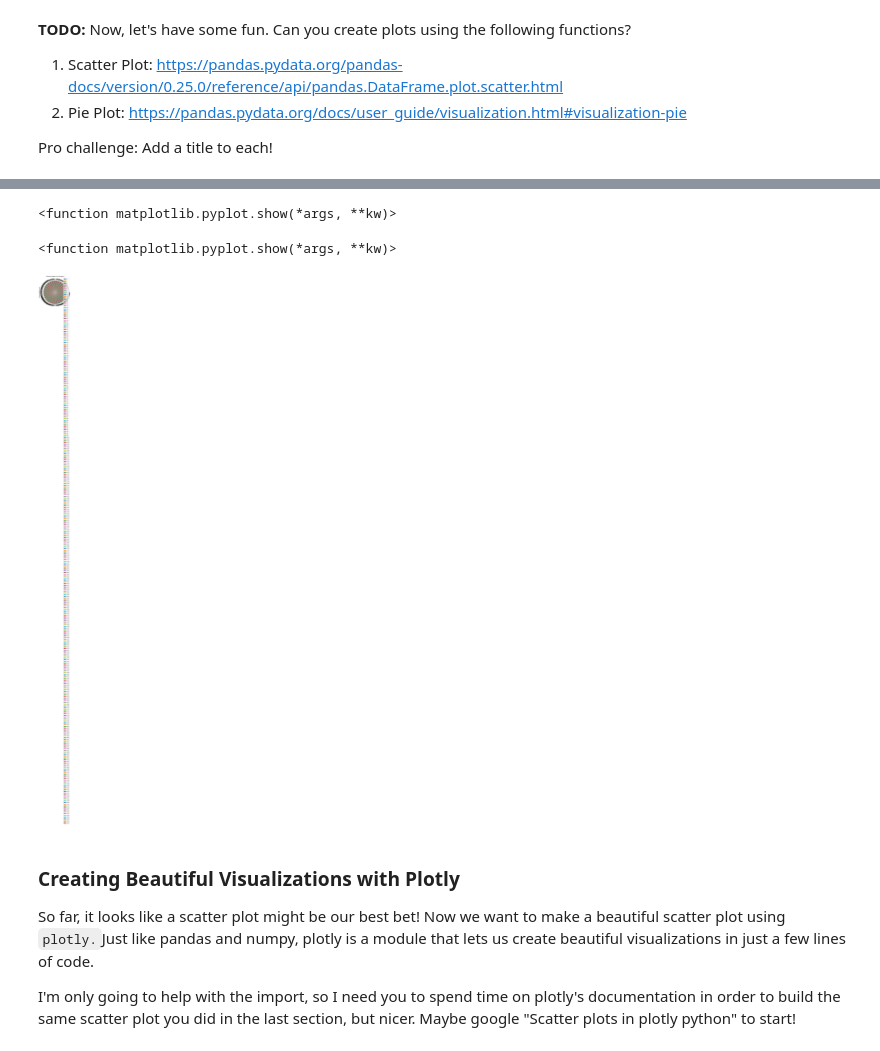
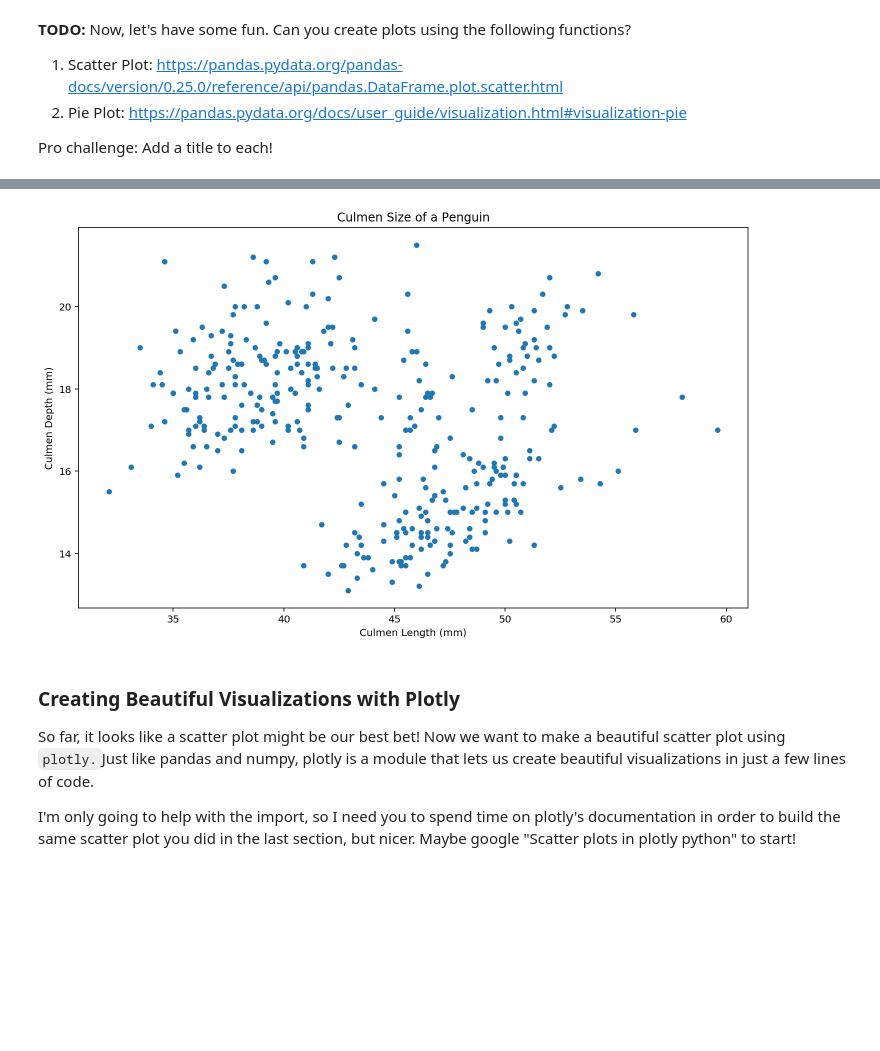
Before and after one commit to AnthonyCampbell208/SC22-BatchB-Frenzied-Physcists, a Jupyter notebook: Andrea/DS-Notebooks-Summer-2022/week1/EDA_mini_project.ipynb, the cells around one changed output, grey strips where cells are left out. Drawn from its saved outputs; the diff is of its cells as text; code cells hidden in the pictures; blank space fills up the shorter version.

```diff
--- a/Andrea/DS-Notebooks-Summer-2022/week1/EDA_mini_project.ipynb
+++ b/Andrea/DS-Notebooks-Summer-2022/week1/EDA_mini_project.ipynb
@@ -269,16 +276,10 @@ Pro challenge: Add a title to each!
 # %%
-penguins_dataframe.plot(kind="scatter", x="Culmen Depth (mm)", y="Culmen Length (mm)", title="Culmen Size of a Penguin")
-plt.show
+#Create a scatter plot here
+import matplotlib.pyplot as plt
+penguins_dataframe.plot(kind="scatter",x="Culmen Length (mm)", y="Culmen Depth (mm)", title="Culmen Size of a Penguin")
+plt.show()
 # %% [output]
-<function matplotlib.pyplot.show(*args, **kw)>
+[figure, added]
-# %%
-#Create a pie plot here - might look more like art than data science. Is a pie chart a good choice for the column?
-penguins_dataframe.plot(kind="pie", y="Culmen Depth (mm)", figsize=(5,5), title="Culmen Depth of a Penguin")
-plt.show
-#No
-# %% [output]
-<function matplotlib.pyplot.show(*args, **kw)>
-[figure, removed]
 # %% [markdown]
 ### Creating Beautiful Visualizations with Plotly
 
```
Also changed, not shown: parts of 9 cells of this notebook, 38 other files.
